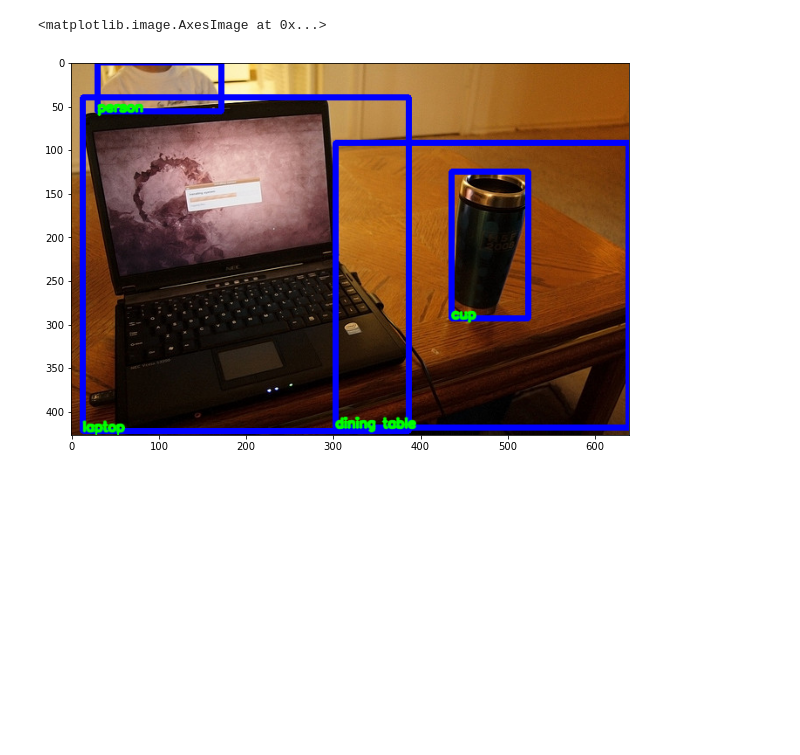
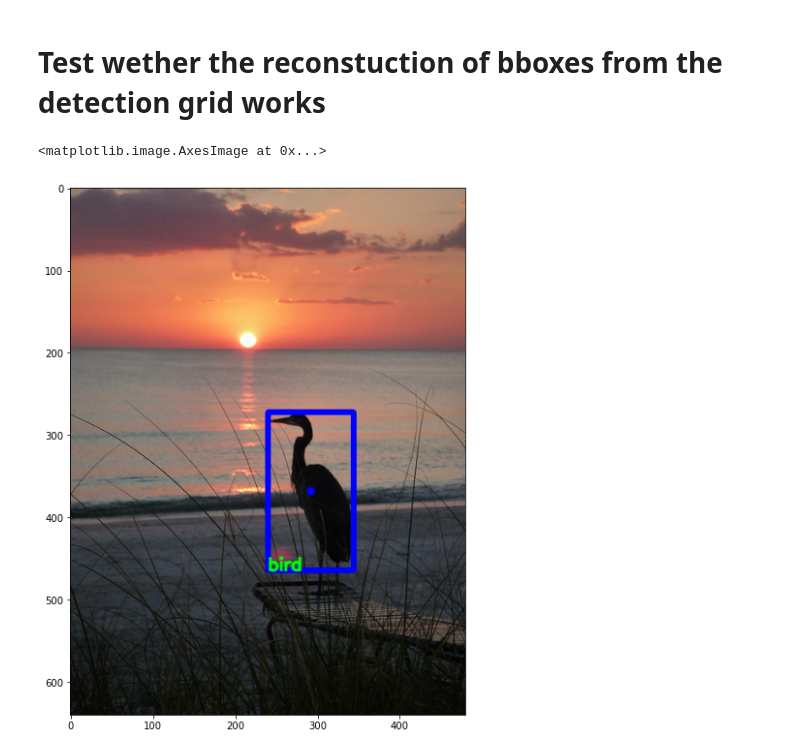
Before and after one commit to fra1993/YOLO-and-SSD, a Jupyter notebook: COCO_generator.ipynb, the cells around one changed output. Drawn from its saved outputs; the diff is of its cells as text; code cells hidden in the pictures; blank space fills up the shorter version.

Commit message:
Added the generation of the detection grid and the function for unpacking it into the detected bounding boxes for visualization

```diff
--- a/COCO_generator.ipynb
+++ b/COCO_generator.ipynb
@@ -23,0 +31,3 @@ index created!
+# %%
+# temporary grid size
+grid_size = (10,10)
@@ -130,8 +263,8 @@ def Draw_BB(orig_image, image_datas, coco, fontscale=.7, bb_thickness=2):
 # %%
 # build the generator
-gen_ = get_images_batch_from_COCO(3, coco)
+gen_ = Get_images_batch_from_COCO(2, coco, grid_size)
 # %%
 # get a batch
-batch, anns = gen_.__next__()
+batch, anns, detection_grid = gen_.__next__()
 # %%
 # Draw BBox
@@ -139,6 +278,12 @@ test_image = Draw_BB(batch[1],anns[1],coco)
+# %% [markdown]
+# Test wether the reconstuction of bboxes from the detection grid works
+# %%
+bboxes = DetectionGrid2ImageDetection(detection_grid)
 # %%
+# Draw BBox
+test_image = Draw_BB(batch[0],bboxes[0],coco)
 plt.figure(figsize=(10,10))
 plt.imshow(test_image)
 # %% [output]
 <matplotlib.image.AxesImage at 0x...>
-[figure, old version]
+[figure, new version]
```
Also changed, not shown: parts of 8 cells of this notebook.
